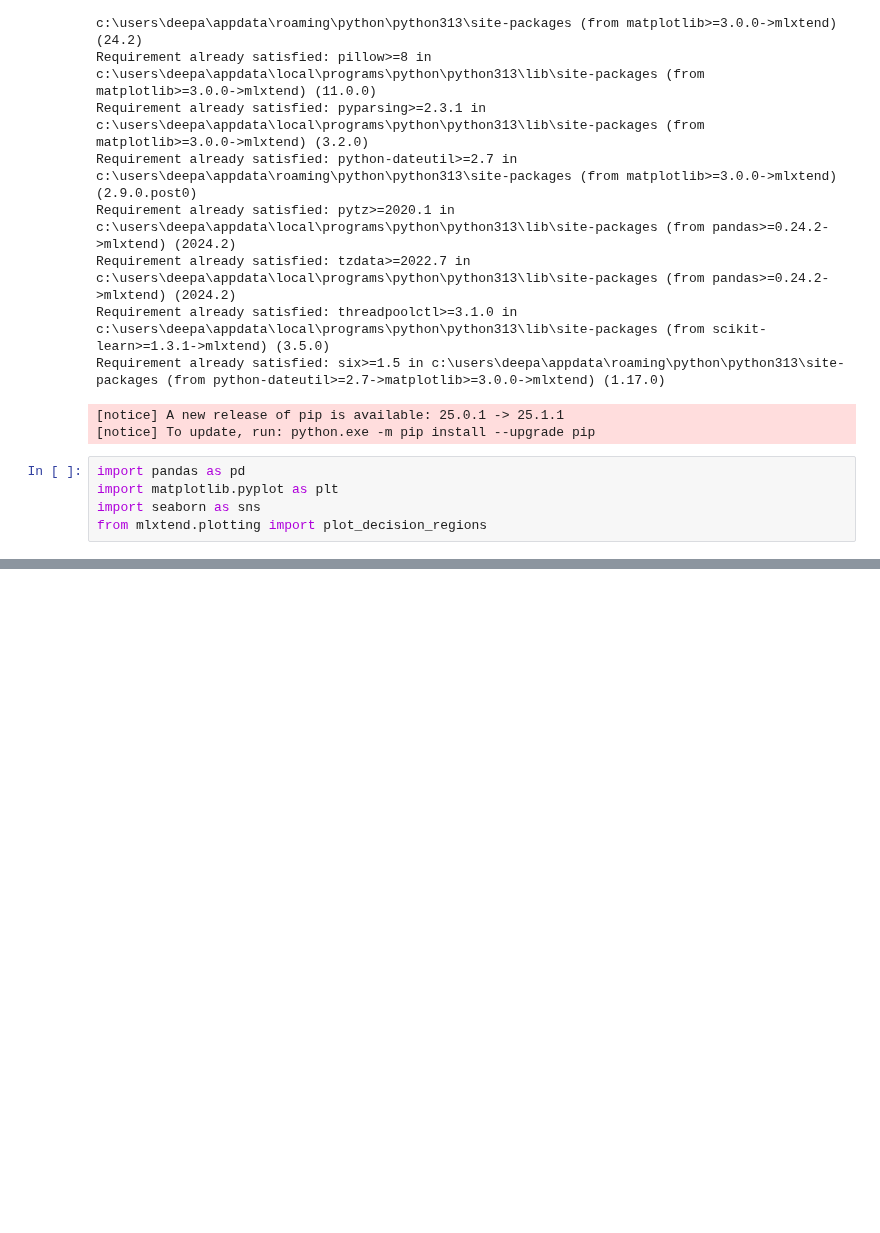
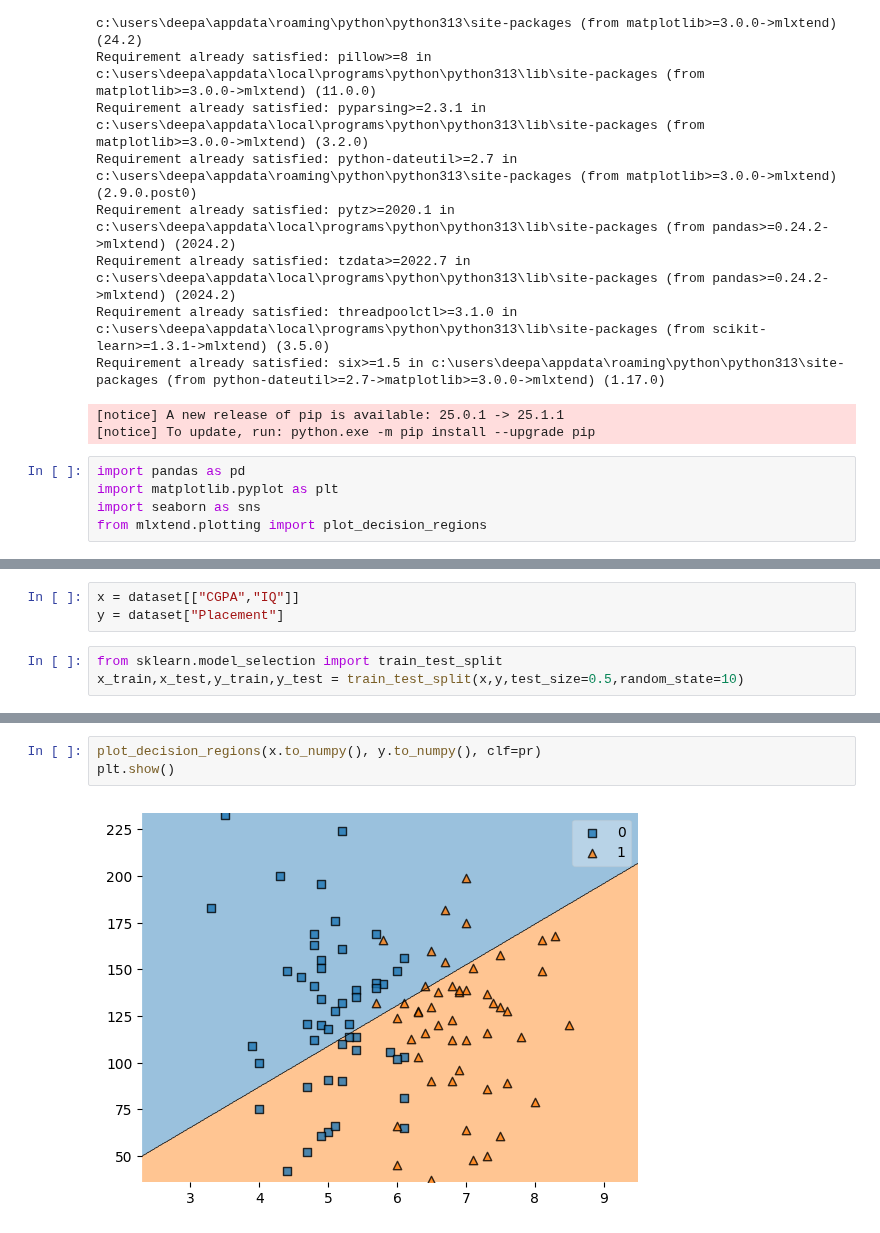
Before and after one commit to deepaknandeshwar17/Machine_Learning_practice, a Jupyter notebook: single_perceptron.ipynb, the cells around one changed output, grey strips where cells are left out. Cells and saved outputs as stored; diff of their text form; blank space fills up the shorter version.

```diff
--- a/single_perceptron.ipynb
+++ b/single_perceptron.ipynb
@@ -40,0 +48,6 @@ dataset.head()
+# %%
+x = dataset[["CGPA","IQ"]]
+y = dataset["Placement"]
+# %%
+from sklearn.model_selection import train_test_split
+x_train,x_test,y_train,y_test = train_test_split(x,y,test_size=0.5,random_state=10)
@@ -40,0 +64,5 @@ dataset.head()
+# %%
+plot_decision_regions(x.to_numpy(), y.to_numpy(), clf=pr)
+plt.show()
+# %% [output]
+[figure, added]
```
Also changed, not shown: parts of 5 cells of this notebook.
